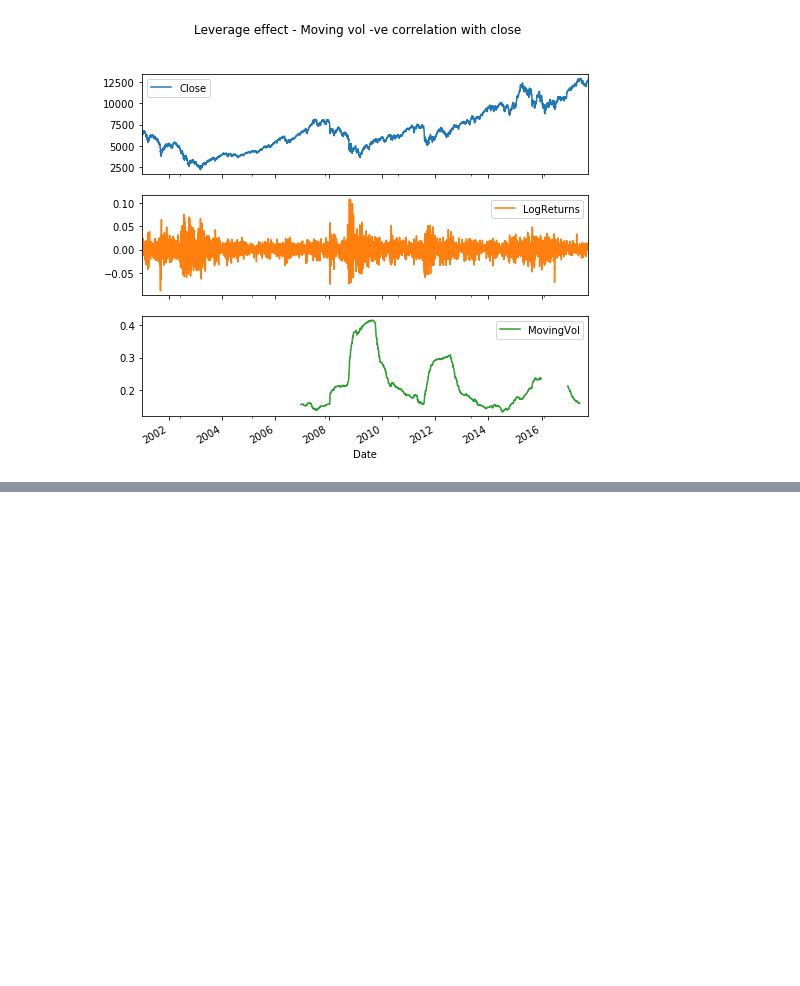
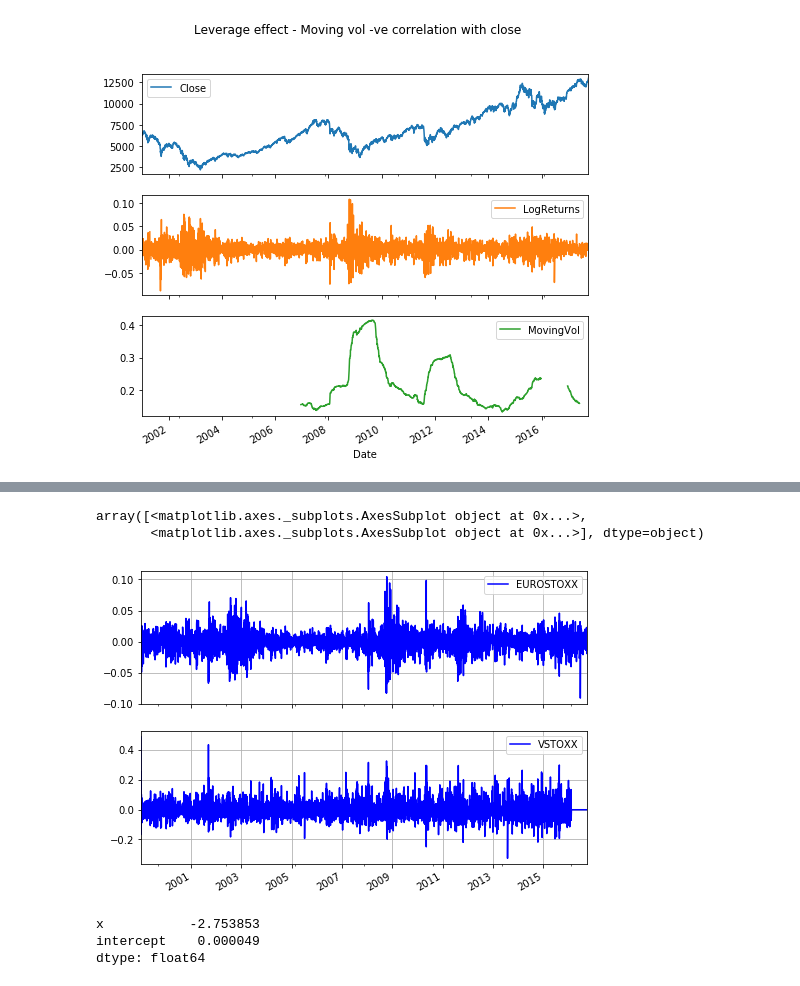
Before and after one commit to tomjonesbackup/python-for-finance, a Jupyter notebook: financial-time-series-analysis.ipynb, the cells around one changed output, grey strips where cells are left out. Saved outputs shown, nothing was run; the diff lists cells and outputs as text; code cells hidden in the pictures; blank space fills up the shorter version.

```diff
--- a/financial-time-series-analysis.ipynb
+++ b/financial-time-series-analysis.ipynb
@@ -34,0 +102,18 @@ array([<matplotlib.axes._subplots.AxesSubplot object at 0x...>,
+# %%
+# logs of the returns
+rets = np.log(data/data.shift(1))
+rets = rets.replace([np.inf, -np.inf], np.nan).dropna(axis=0)
+rets.plot(subplots=True, grid=True, style='b', figsize=(8,6))
+# %% [output]
+array([<matplotlib.axes._subplots.AxesSubplot object at 0x...>,
+       <matplotlib.axes._subplots.AxesSubplot object at 0x...>], dtype=object)
+[figure, added]
+# %%
+xdat = rets['EUROSTOXX']
+ydat = rets['VSTOXX']
+model = pd.ols(y=ydat, x=xdat)
+model.beta
+# %% [output]
+x           -2.753853
+intercept    0.000049
+dtype: float64
```
Also changed, not shown: parts of 11 cells of this notebook, 4 other files.
